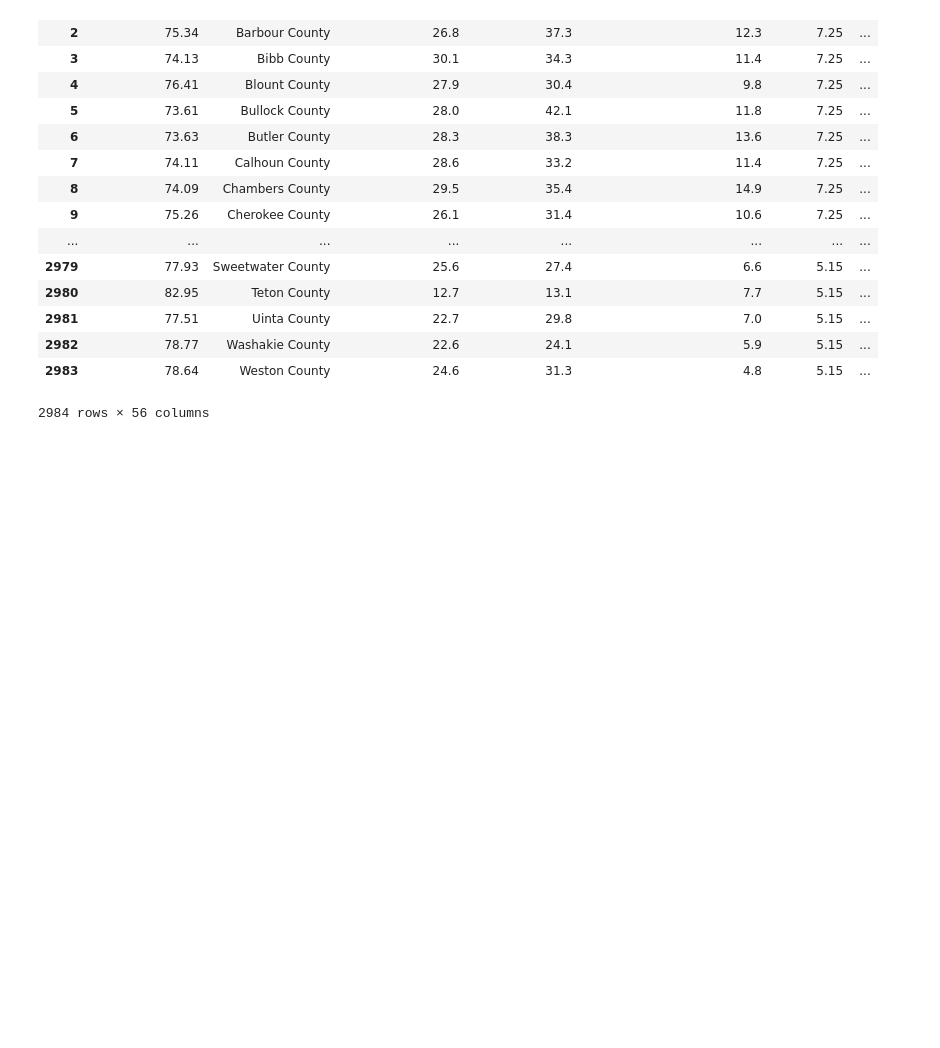
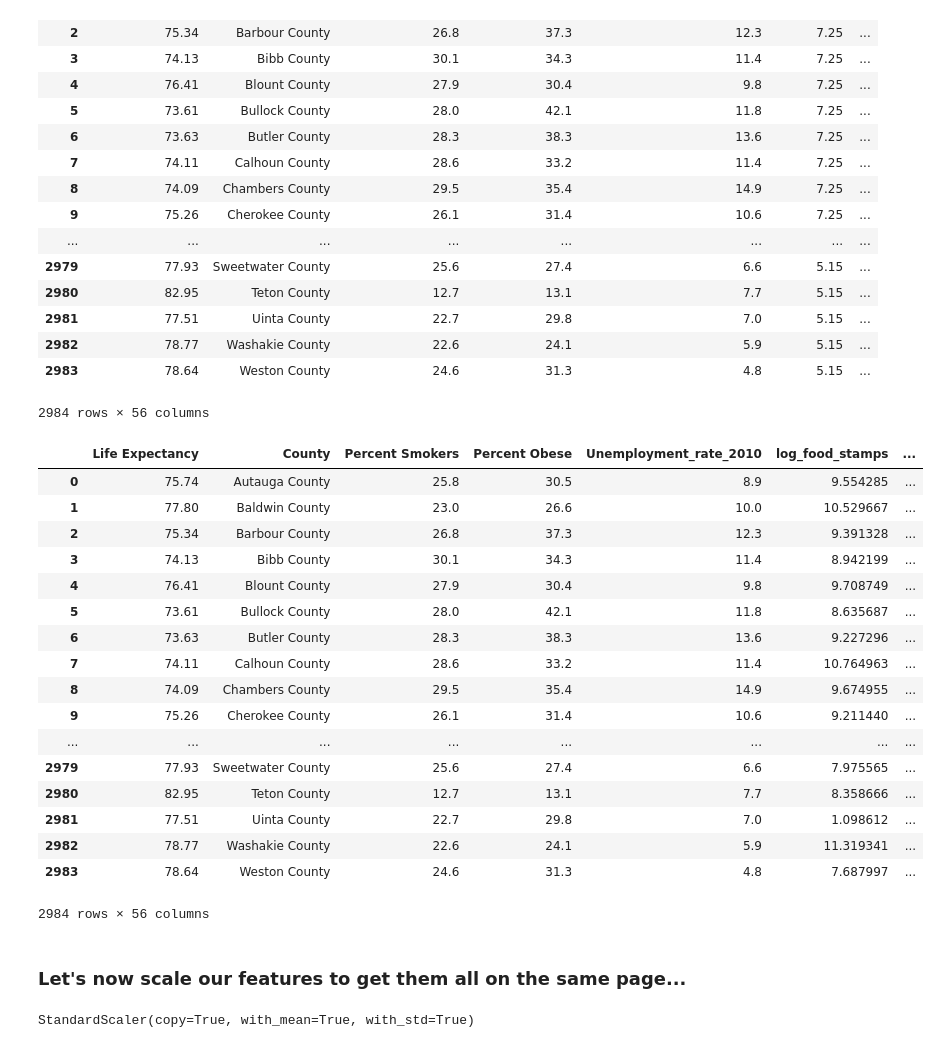
Before and after one commit to aulorbe/Life-Expectancy-In-The-US, a Jupyter notebook: EDA_initial.ipynb, the cells around one changed output. Saved outputs shown, nothing was run; the diff lists cells and outputs as text; code cells hidden in the pictures; blank space fills up the shorter version.

```diff
--- a/EDA_initial.ipynb
+++ b/EDA_initial.ipynb
@@ -235,0 +268,24 @@ df
+# %%
+df = df.drop(columns=['min_wage', 'Wages Measurement'])
+df
+# %% [output]
+|  | Life Expectancy | County | Percent Smokers | Percent Obese | Unemployment_rate_2010 | log_food_stamps | ... |
+| 0 | 75.74 | Autauga County | 25.8 | 30.5 | 8.9 | 9.554285 | ... |
+| 1 | 77.80 | Baldwin County | 23.0 | 26.6 | 10.0 | 10.529667 | ... |
+| 2 | 75.34 | Barbour County | 26.8 | 37.3 | 12.3 | 9.391328 | ... |
+| 3 | 74.13 | Bibb County | 30.1 | 34.3 | 11.4 | 8.942199 | ... |
+| 4 | 76.41 | Blount County | 27.9 | 30.4 | 9.8 | 9.708749 | ... |
+| 5 | 73.61 | Bullock County | 28.0 | 42.1 | 11.8 | 8.635687 | ... |
+| 6 | 73.63 | Butler County | 28.3 | 38.3 | 13.6 | 9.227296 | ... |
+| 7 | 74.11 | Calhoun County | 28.6 | 33.2 | 11.4 | 10.764963 | ... |
+| 8 | 74.09 | Chambers County | 29.5 | 35.4 | 14.9 | 9.674955 | ... |
+| 9 | 75.26 | Cherokee County | 26.1 | 31.4 | 10.6 | 9.211440 | ... |
+| ... | ... | ... | ... | ... | ... | ... | ... |
+| 2979 | 77.93 | Sweetwater County | 25.6 | 27.4 | 6.6 | 7.975565 | ... |
+| 2980 | 82.95 | Teton County | 12.7 | 13.1 | 7.7 | 8.358666 | ... |
+| 2981 | 77.51 | Uinta County | 22.7 | 29.8 | 7.0 | 1.098612 | ... |
+| 2982 | 78.77 | Washakie County | 22.6 | 24.1 | 5.9 | 11.319341 | ... |
+| 2983 | 78.64 | Weston County | 24.6 | 31.3 | 4.8 | 7.687997 | ... |
+2984 rows × 56 columns
+# %% [markdown]
+### Let's now scale our features to get them all on the same page...
@@ -235,0 +302,5 @@ df
+# %%
+# fitting scalar to continuous vars
+scaler.fit(contins)
+# %% [output]
+StandardScaler(copy=True, with_mean=True, with_std=True)
```
Also changed, not shown: parts of 37 cells of this notebook.
